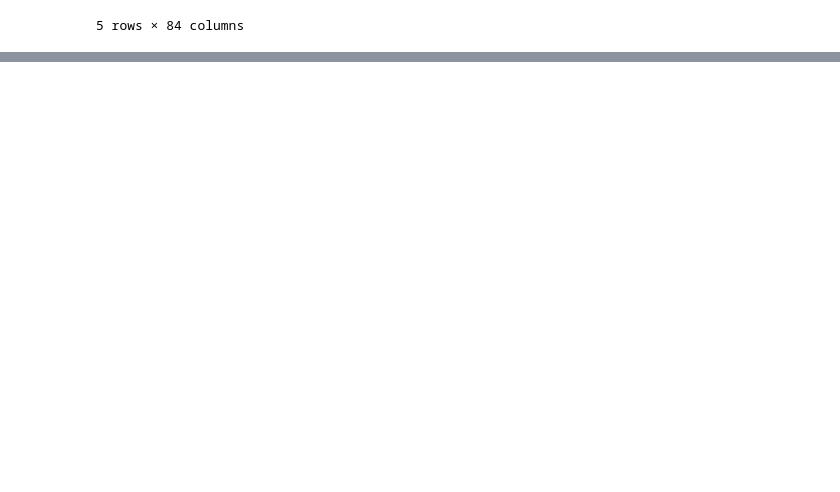
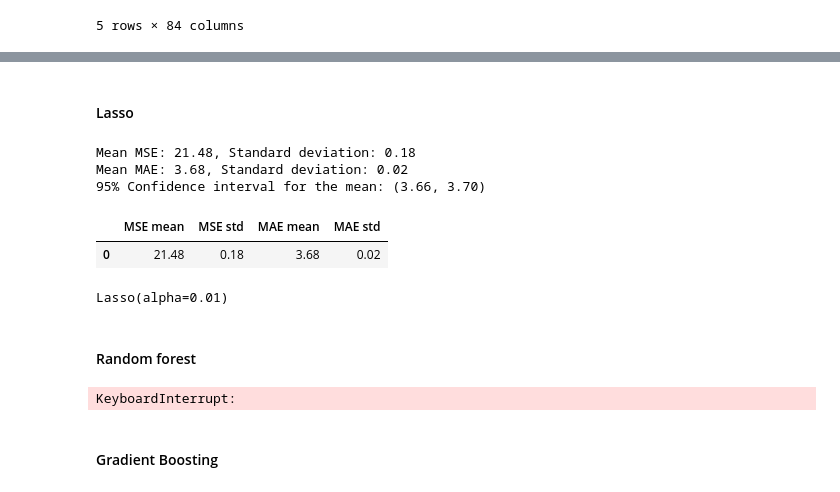
Before and after one commit to rokrajher/uozp-bicikelj, a Jupyter notebook: notebook.ipynb, the cells around one changed output, grey strips where cells are left out. Saved outputs shown, nothing was run; the diff lists cells and outputs as text; code cells hidden in the pictures; blank space fills up the shorter version.

```diff
--- a/notebook.ipynb
+++ b/notebook.ipynb
@@ -57,0 +226,59 @@ display(df.tail(20))
+# %% [markdown]
+#### Lasso
+# %%
+from sklearn.linear_model import Lasso
+
+model = Lasso()
+
+params = {
+    'alpha': [0.01, 0.1, 1, 10],
+    'fit_intercept': [True, False],
+    'max_iter': [1000, 5000, 10000]
+}
+
+best_model_lasso = get_best_model(model, X_train, y_train, params)
+
+scores = cross_validation(best_model_lasso,X_train,y_train)
+
+data_lasso = display_cv_scores(scores)
+
+best_model_lasso.fit(X_train, y_train)
+# %% [output]
+Mean MSE: 21.48, Standard deviation: 0.18
+Mean MAE: 3.68, Standard deviation: 0.02
+95% Confidence interval for the mean: (3.66, 3.70)
+|  | MSE mean | MSE std | MAE mean | MAE std |
+| 0 | 21.48 | 0.18 | 3.68 | 0.02 |
+Lasso(alpha=0.01)
+# %% [markdown]
+#### Random forest
+# %%
+from sklearn.ensemble import RandomForestRegressor
+from sklearn.tree import plot_tree
+from sklearn.multioutput import MultiOutputRegressor
+
+
+model = MultiOutputRegressor(RandomForestRegressor())
+
+params = {
+    'estimator__n_estimators': [50, 100],
+    'estimator__max_depth': [5, 10, 15],
+    'estimator__min_samples_split': [2, 5, 10]
+}
+best_model_rf = get_best_model(model, X_train, y_train, params)
+
+scores = cross_validation(best_model_rf,X_train,y_train)
+
+data_RF = display_cv_scores(scores)
+
+# extract the first tree from the forest
+# tree = best_model.estimators_[0]
+
+# # plot the tree
+# fig, ax = plt.subplots(figsize=(16, 12))
+# plot_tree(tree, ax=ax,max_depth=3,filled=True,feature_names=X_train.columns)
+# plt.show()
+# %% [output]
+KeyboardInterrupt:
+# %% [markdown]
+#### Gradient Boosting
```
Also changed, not shown: parts of 31 cells of this notebook.
